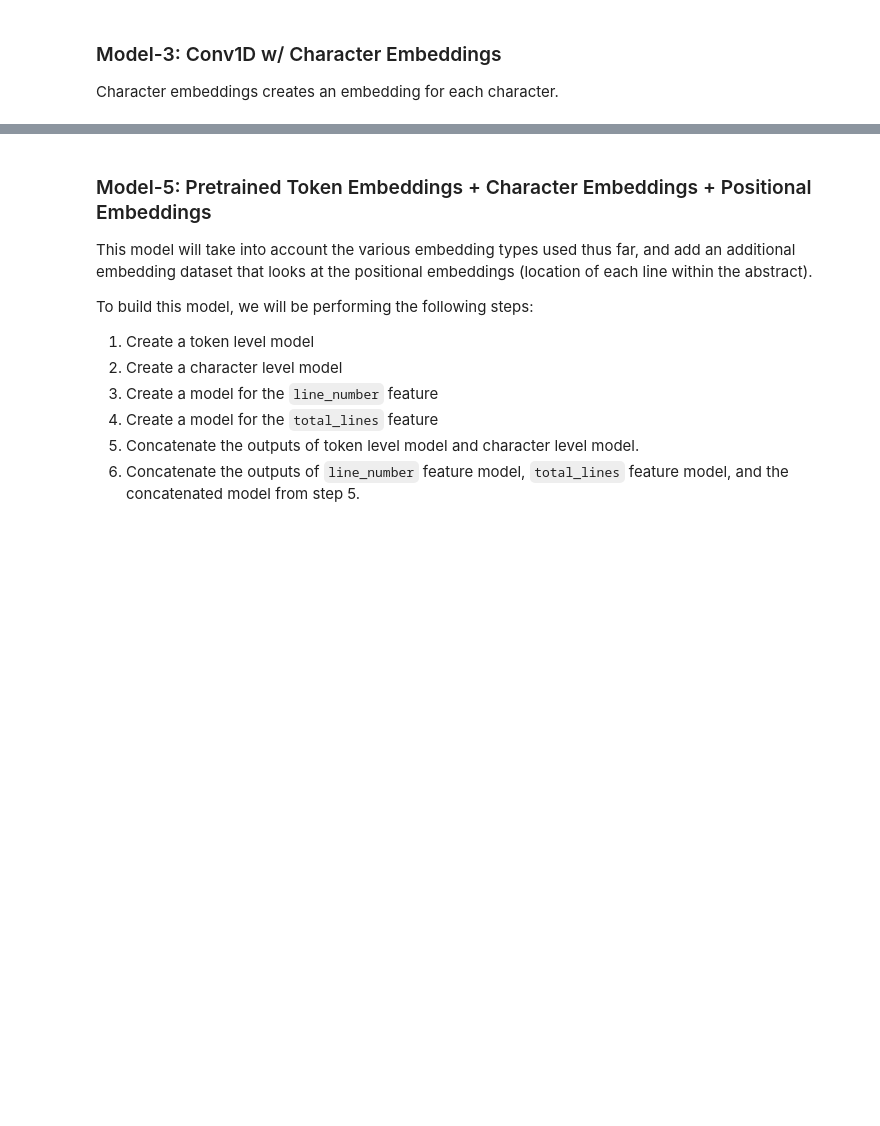
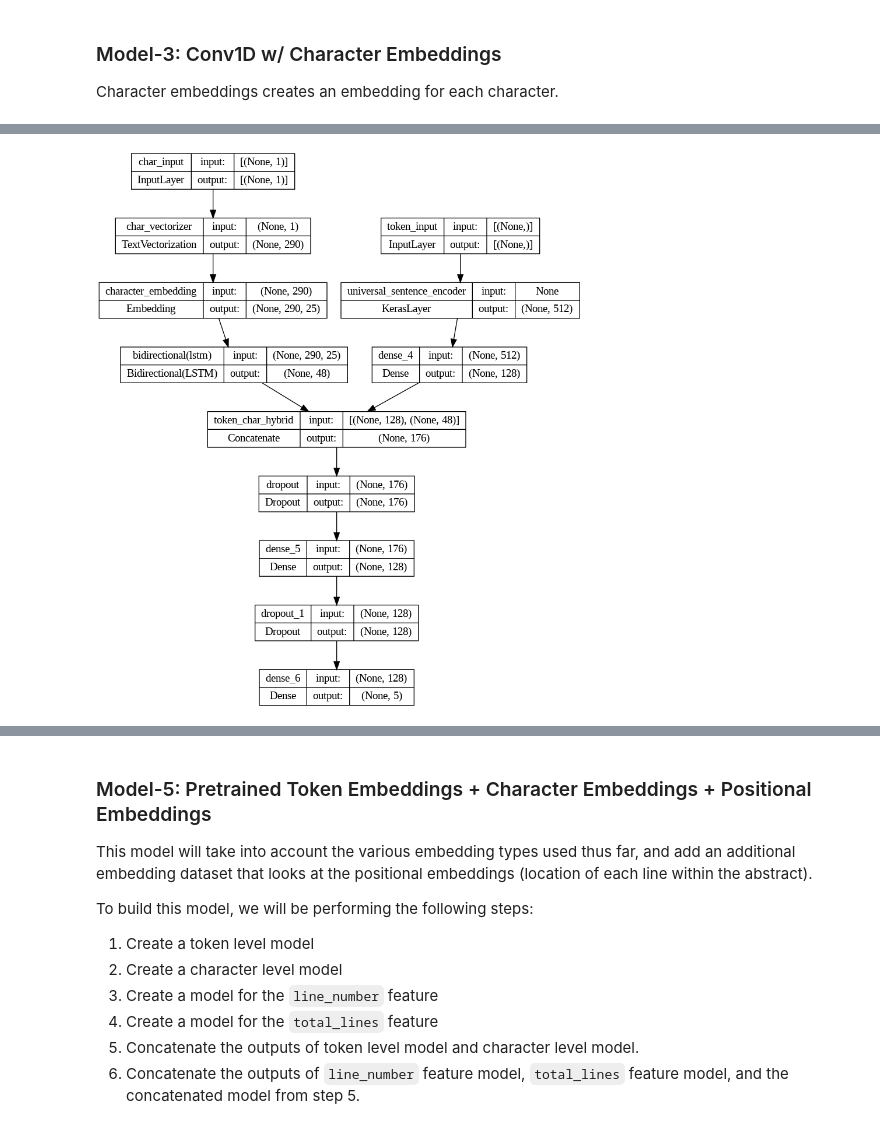
Before and after one commit to bkubick/deep-learning-development, a Jupyter notebook: projects/skim_lit/notebooks/skim_lit.ipynb, the cells around one changed output, grey strips where cells are left out. Cells and saved outputs as stored; diff of their text form; code cells hidden in the pictures; blank space fills up the shorter version.

```diff
--- a/projects/skim_lit/notebooks/skim_lit.ipynb
+++ b/projects/skim_lit/notebooks/skim_lit.ipynb
@@ -578,6 +1032,8 @@ Combining both a pretrained token embedding model with the character embedding m
 3. Combine the two models using a concatenate layer
 4. Build output layers on top of step 3 similar to the model built in the paper.
 # %%
-use_url = 'https://tfhub.dev/google/universal-sentence-encoder/4'
+# Constants
+model_4_name='model_4_pretrained_token_char'
+universal_sentence_encoder_url = 'https://tfhub.dev/google/universal-sentence-encoder/4'
 # %%
 # Creating the specific datasets for the concatenated data
@@ -592,7 +1052,9 @@ train_token_character_dataset, val_token_character_dataset, test_token_character
 # 1. Build Pretrained Token Embeddings Model
 token_inputs = tf.keras.layers.Input(shape=[], dtype=tf.string, name='token_input')
 
-pretrained_token_embedding = hub.KerasLayer(use_url, trainable=False, name='universal_sentence_encoder')(token_inputs)
+pretrained_token_embedding = hub.KerasLayer(universal_sentence_encoder_url,
+                                            trainable=False,
+                                            name='universal_sentence_encoder')(token_inputs)
 token_outputs = tf.keras.layers.Dense(128, activation='relu')(pretrained_token_embedding)
 
 token_embedding_model = tf.keras.models.Model(token_inputs, token_outputs)
@@ -618,5 +1080,5 @@ outputs = tf.keras.layers.Dense(num_classes, activation='softmax')(final_dropout
 # 5. Creating the Model
 model_4 = tf.keras.models.Model(inputs=[token_embedding_model.input, character_embedding_model.input],
                                 outputs=outputs,
-                                name='model_4_token_character_hybrid')
+                                name=model_4_name)
 model_4.summary()
@@ -623,5 +1103,7 @@ model_4.summary()
 # %%
-dl_toolbox.analysis.model.plot_model(model_4)
+ml_toolbox.analysis.model.plot_model(model_4)
+# %% [output]
+[figure, added]
 # %%
 # Compile model
 model_4.compile(loss='categorical_crossentropy',
```
Also changed, not shown: parts of 105 cells of this notebook.
